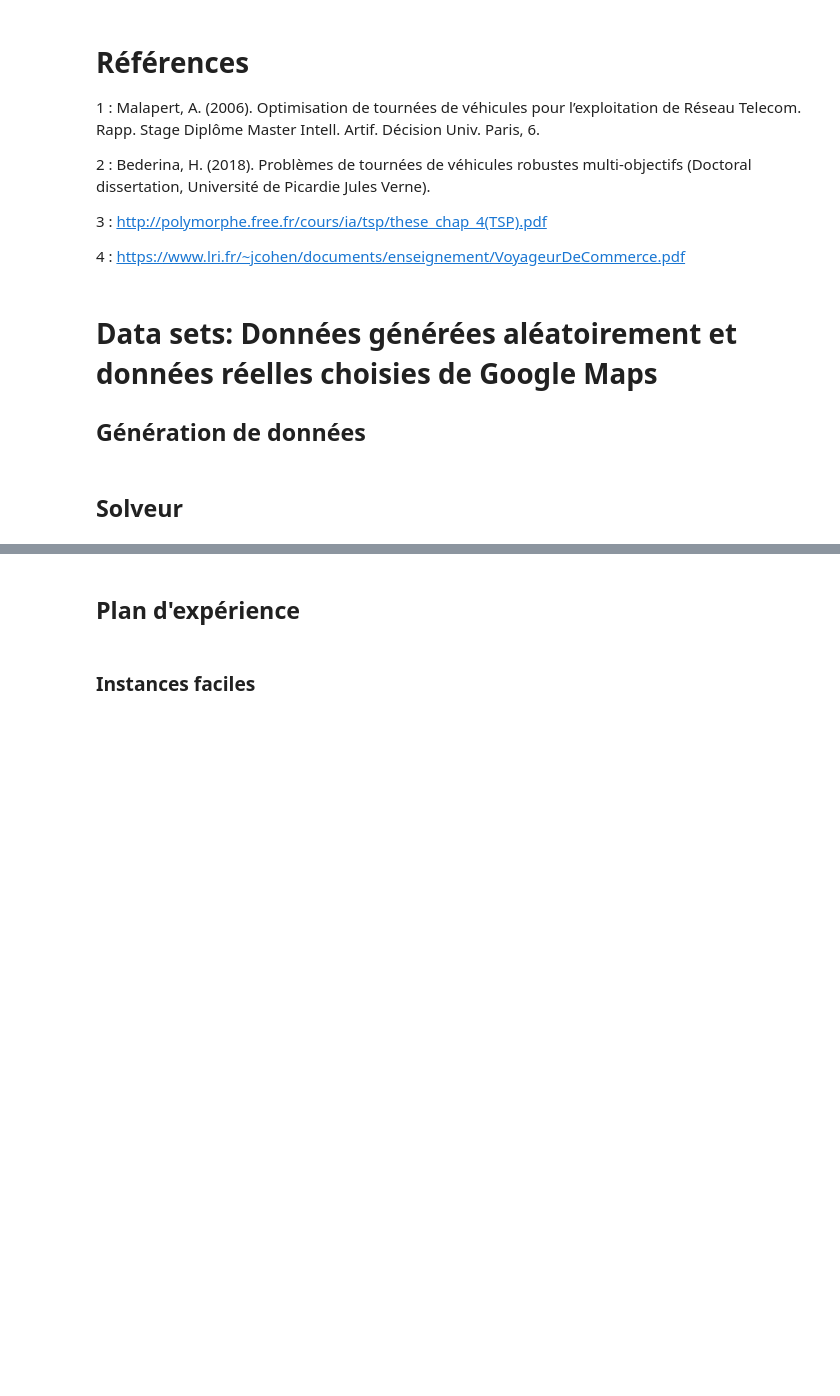
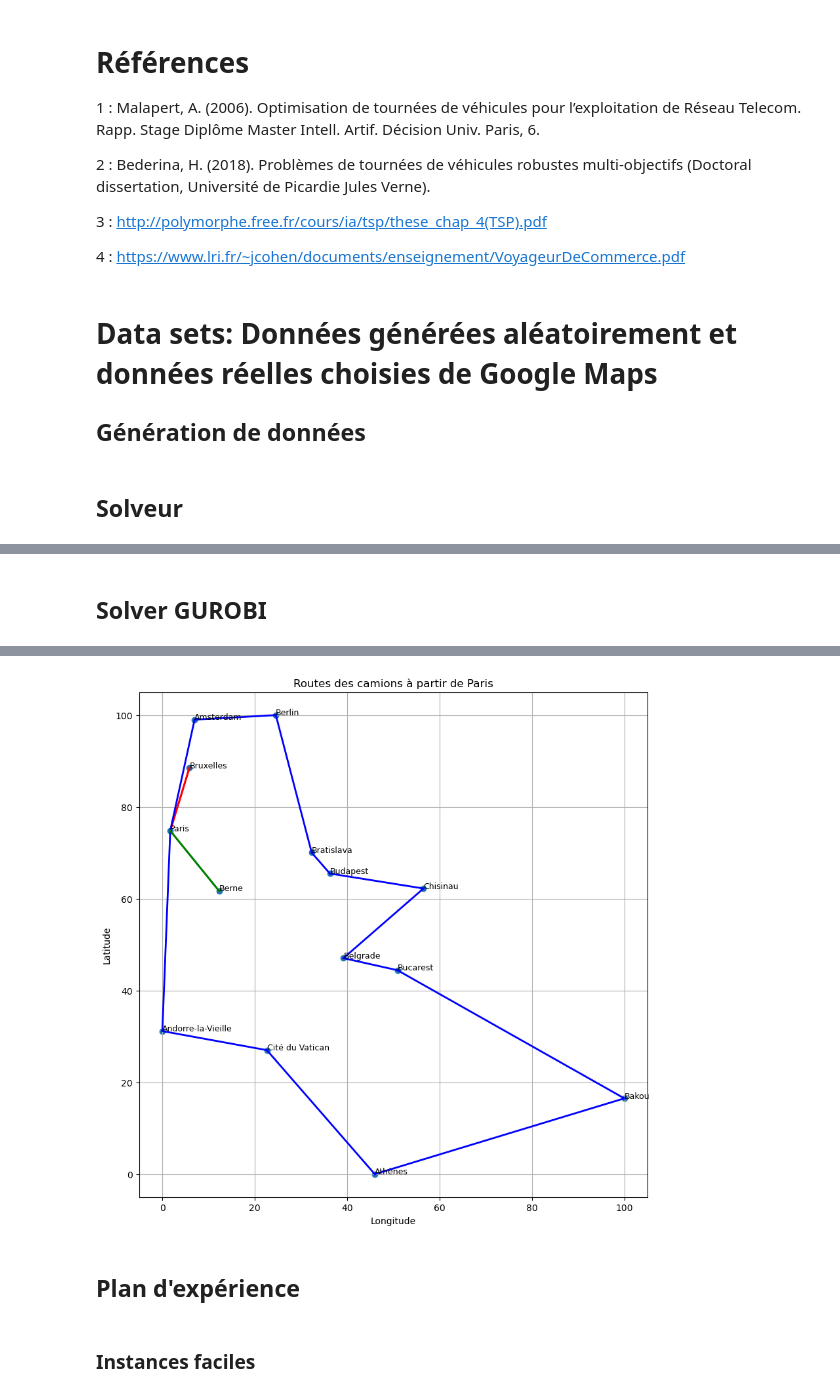
Before and after one commit to alennardos/A3_RO, a Jupyter notebook: Projet.ipynb, the cells around one changed output, grey strips where cells are left out. Saved outputs shown, nothing was run; the diff lists cells and outputs as text; code cells hidden in the pictures; blank space fills up the shorter version.

Commit message:
gurobi

```diff
--- a/Projet.ipynb
+++ b/Projet.ipynb
@@ -438,0 +447,72 @@ Total time (CPU seconds):       0.73   (Wallclock seconds):       0.76
+# %% [markdown]
+## Solver GUROBI
+# %%
+import gurobipy as gp
+from gurobipy import GRB
+
+# Nombre de camions disponibles
+num_trucks = 3
+
+# Création du modèle
+vrp_model = gp.Model("VRP")
+
+# Variables de décision
+x = vrp_model.addVars(num_trucks, n, n, vtype=GRB.BINARY, name="x")
+u = vrp_model.addVars(num_trucks, n, vtype=GRB.CONTINUOUS, name="u")
+
+# Fonction objective
+vrp_model.setObjective(gp.quicksum(distance_matrix[i][j] * x[k, i, j]
+                                   for k in range(num_trucks)
+                                   for i in range(n)
+                                   for j in range(n)),
+                       GRB.MINIMIZE)
+
+# Contraintes pour chaque ville
+for j in range(1, n):
+    vrp_model.addConstr(gp.quicksum(x[k, i, j] for k in range(num_trucks) for i in range(n) if i != j) == 1, name=f"visit_{j}")
+
+# Contraintes : les camions partent du dépôt
+for k in range(num_trucks):
+    vrp_model.addConstr(gp.quicksum(x[k, 0, j] for j in range(1, n)) == 1, name=f"depart_{k}")
+    vrp_model.addConstr(gp.quicksum(x[k, i, 0] for i in range(1, n)) == 1, name=f"return_{k}")
+
+# Assurer que chaque camion commence et finit sa tournée au dépôt
+for k in range(num_trucks):
+    for i in range(1, n):
+        vrp_model.addConstr(gp.quicksum(x[k, i, j] for j in range(n) if i != j) - gp.quicksum(x[k, j, i] for j in range(n) if i != j) == 0, name=f"flow_{k}_{i}")
+
+# Sous-tour
+for k in range(num_trucks):
+    for i in range(1, n):
+        for j in range(1, n):
+            if i != j:
+                vrp_model.addConstr(u[k, i] - u[k, j] + n * x[k, i, j] <= n - 1, name=f"subtour_{k}_{i}_{j}")
+
+vrp_model.optimize()
+
+# Affichage
+solution = [[] for _ in range(num_trucks)]
+if vrp_model.status == GRB.OPTIMAL:
+    for k in range(num_trucks):
+        for i in range(n):
+            for j in range(n):
+                if x[k, i, j].X > 0.5:
+                    solution[k].append((i, j))
+
+plt.figure(figsize=(10, 10))
+plt.scatter(x_scaled, y_scaled)
+
+for i, (x, y) in enumerate(scaled_coordinates):
+    plt.text(x, y, cities_df['ville'][i], fontsize=9)
+
+colors = ['r', 'b', 'g', 'm', 'c']
+for k in range(num_trucks):
+    for (i, j) in solution[k]:
+        plt.plot([x_scaled[i], x_scaled[j]], [y_scaled[i], y_scaled[j]], colors[k % len(colors)] + '-', lw=2)
+
+plt.title('Routes des camions à partir de Paris')
+plt.xlabel('Longitude')
+plt.ylabel('Latitude')
+plt.grid(True)
+plt.show()
+# %% [output]
@@ -439,3 +536,4 @@ Total time (CPU seconds):       0.73   (Wallclock seconds):       0.76
+[figure, added]
 # %% [markdown]
 ## Plan d'expérience
 # %% [markdown]
```
Also changed, not shown: parts of 5 cells of this notebook, 4 other files.
